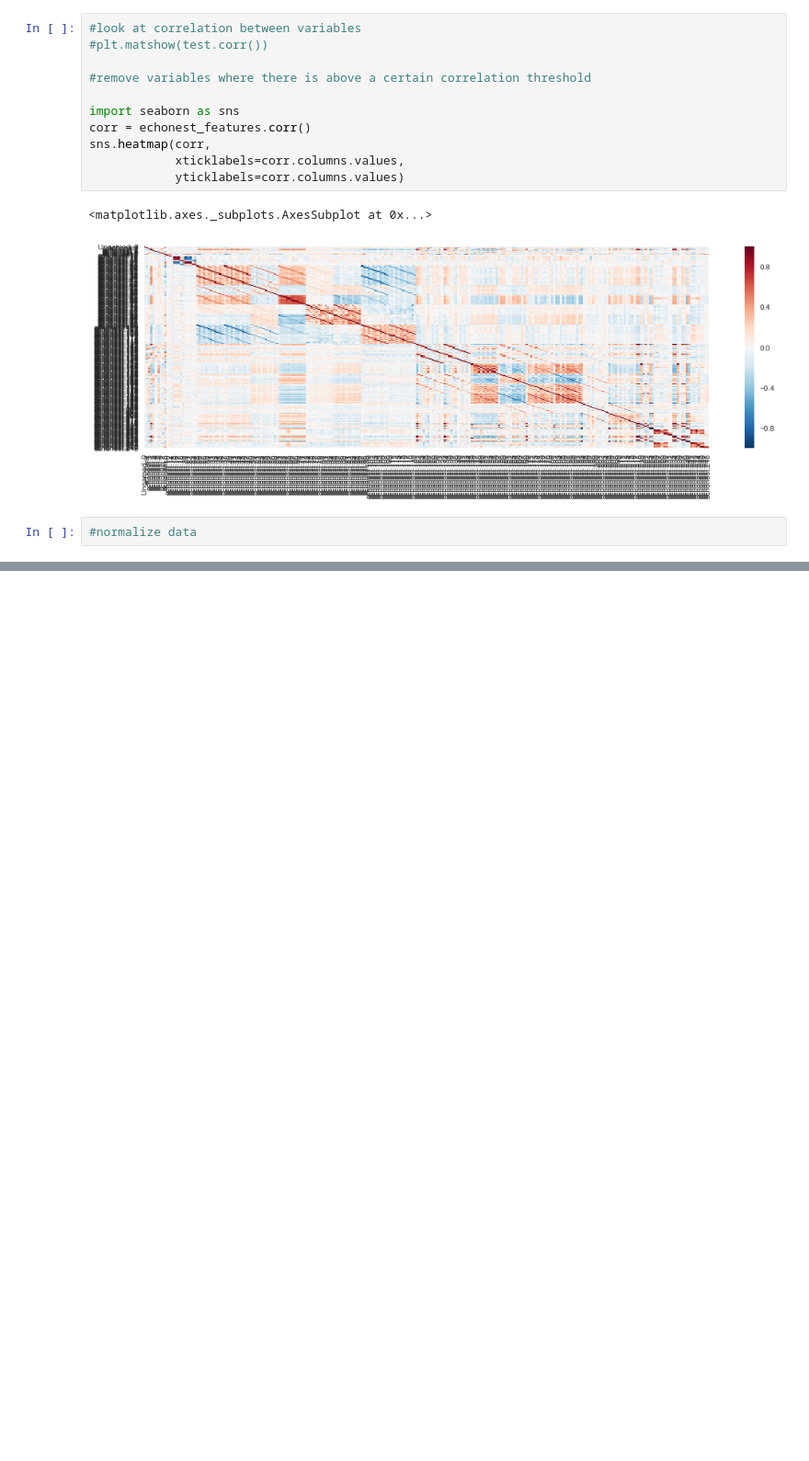
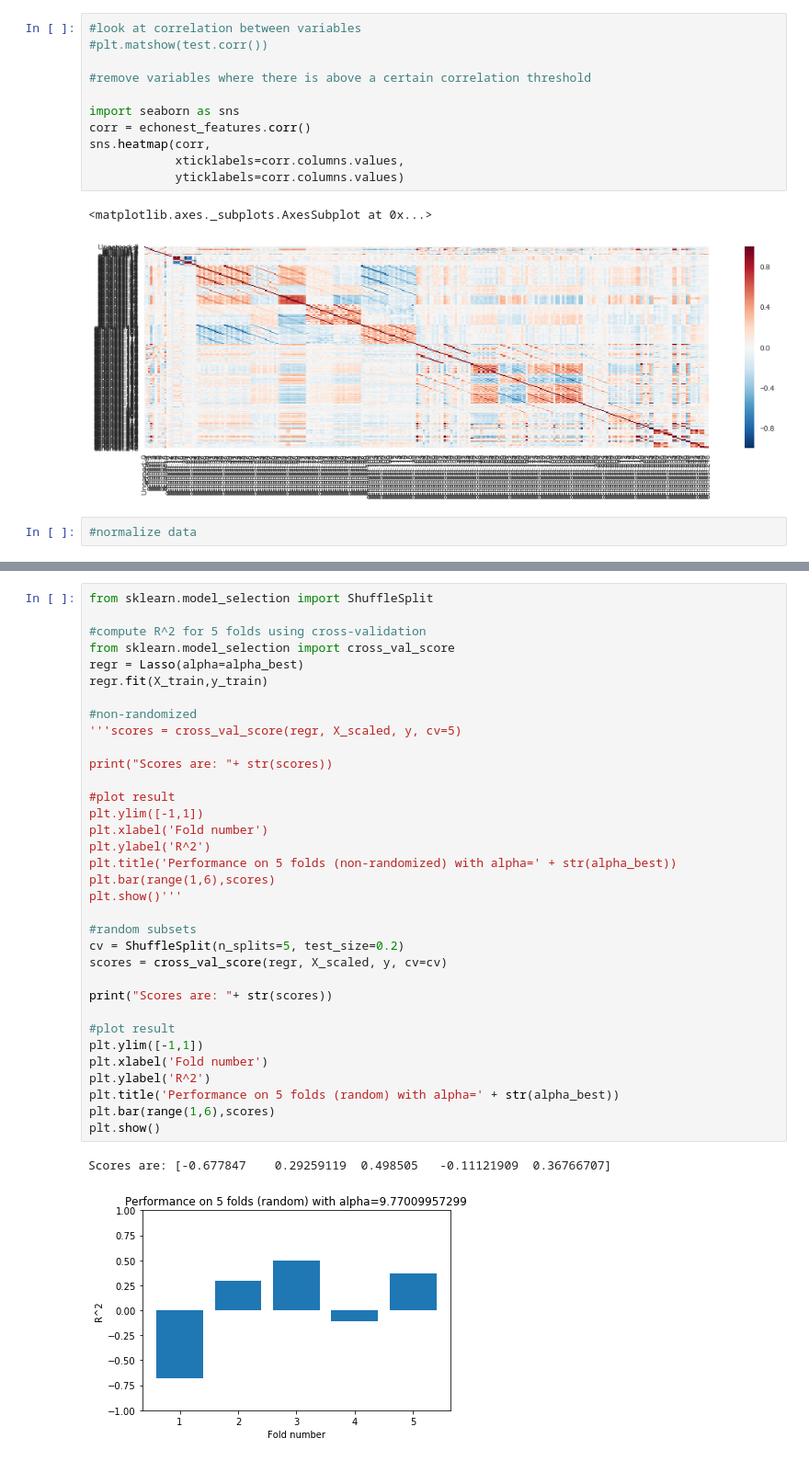
Before and after one commit to Columbia-Intro-Data-Science/python-introduction-kathyyli, a Jupyter notebook: DS project.ipynb, the cells around one changed output, grey strips where cells are left out. Shown: that part at 92% size. Cells and saved outputs as stored; diff of their text form; blank space fills up the shorter version.

```diff
--- a/DS project.ipynb
+++ b/DS project.ipynb
@@ -275,0 +457,37 @@ sns.heatmap(corr,
+# %%
+from sklearn.model_selection import ShuffleSplit
+
+#compute R^2 for 5 folds using cross-validation
+from sklearn.model_selection import cross_val_score
+regr = Lasso(alpha=alpha_best)
+regr.fit(X_train,y_train)
+
+#non-randomized
+'''scores = cross_val_score(regr, X_scaled, y, cv=5)
+
+print("Scores are: "+ str(scores))
+
+#plot result
+plt.ylim([-1,1])
+plt.xlabel('Fold number')
+plt.ylabel('R^2')
+plt.title('Performance on 5 folds (non-randomized) with alpha=' + str(alpha_best))
+plt.bar(range(1,6),scores)
+plt.show()'''
+
+#random subsets
+cv = ShuffleSplit(n_splits=5, test_size=0.2)
+scores = cross_val_score(regr, X_scaled, y, cv=cv)
+
+print("Scores are: "+ str(scores))
+
+#plot result
+plt.ylim([-1,1])
+plt.xlabel('Fold number')
+plt.ylabel('R^2')
+plt.title('Performance on 5 folds (random) with alpha=' + str(alpha_best))
+plt.bar(range(1,6),scores)
+plt.show()
+# %% [output]
+Scores are: [-0.677847    0.29259119  0.498505   -0.11121909  0.36766707]
+[figure, added]
```
Also changed, not shown: parts of 22 cells of this notebook.
